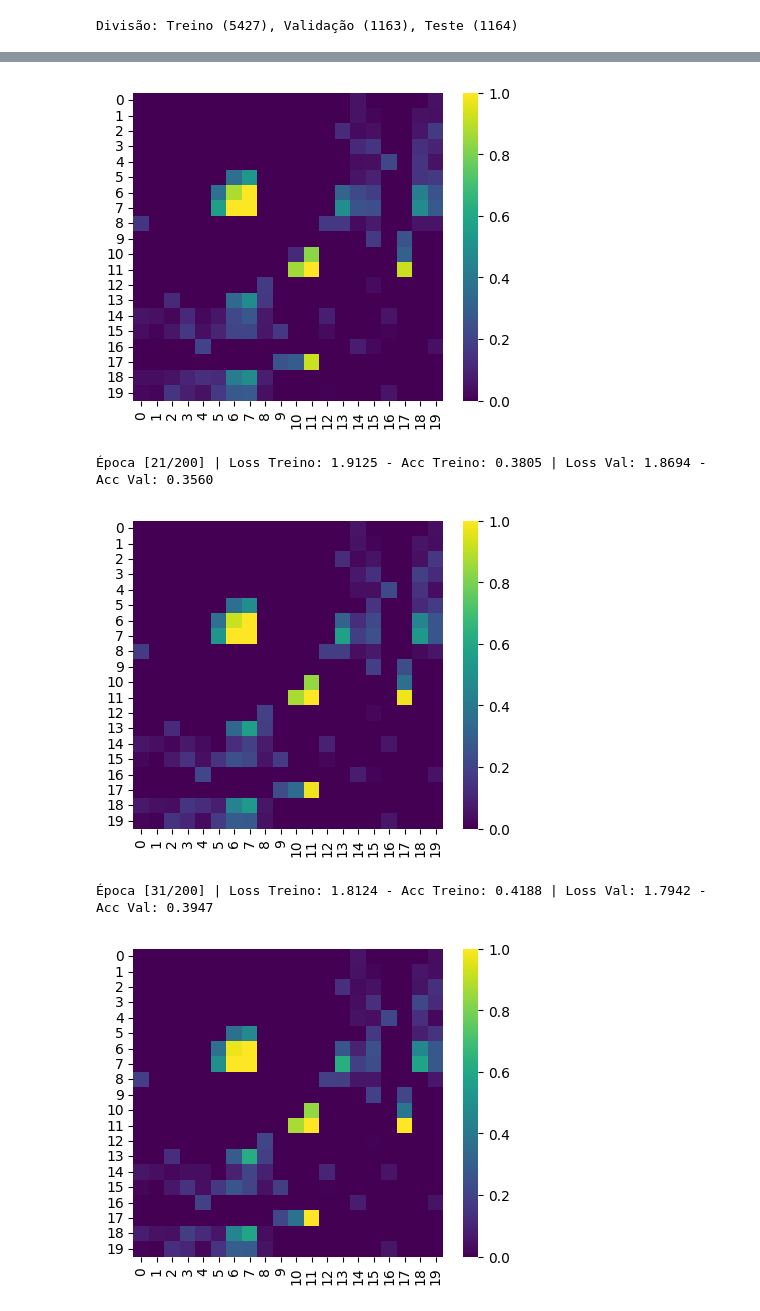
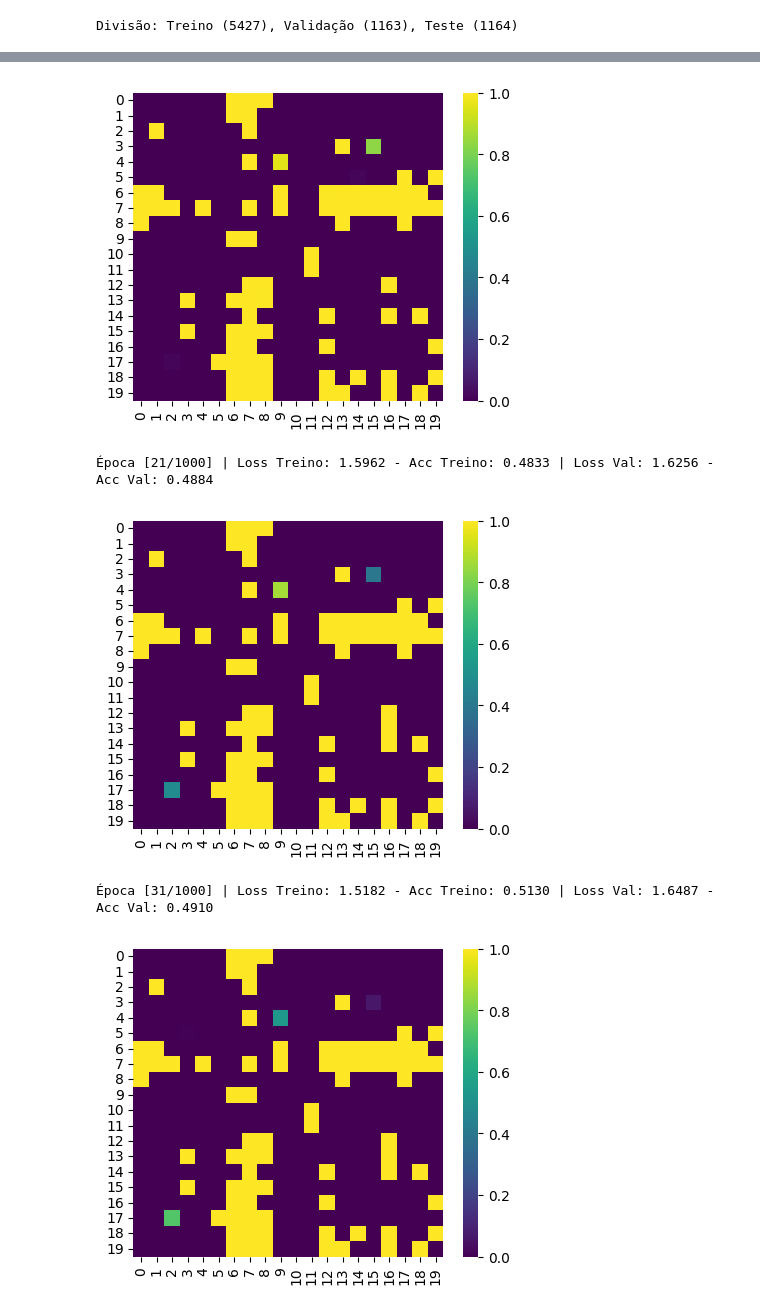
Before and after one commit to filipebcsilva/GCN-TUTORIAL, a Jupyter notebook: gesture_train.ipynb, the cells around one changed output, grey strips where cells are left out. Cells and saved outputs as stored; diff of their text form; code cells hidden in the pictures.

```diff
--- a/gesture_train.ipynb
+++ b/gesture_train.ipynb
@@ -124,6 +124,9 @@ loader_treino = DataLoader(
 
 loader_val = DataLoader(dataset_val, batch_size=32, shuffle=False, collate_fn=preencher_lote_collate_fn)
 loader_teste = DataLoader(dataset_teste, batch_size=32, shuffle=False, collate_fn=preencher_lote_collate_fn)
+# %%
+def sharp_sigmoid(x, sharpness=50, threshold=0.1):
+    return torch.sigmoid(sharpness * (x - threshold))
 # %%
 import torch
 import torch.nn as nn
@@ -155,7 +158,7 @@ class GestureGSLModel(nn.Module):
     def forward(self, x_padded, mask):
         B, T, N, C = x_padded.shape #Extract(Batch,Time,Nodes,Features)
 
-        adj = F.relu(self.adj_param)
+        adj = sharp_sigmoid(self.adj_param,30,0.1)
         adj_norm = self.normalize_adj(adj)
 
         adj_batch = adj_norm.unsqueeze(0).expand(B * T, N, N) #Copy the adj batch X time to pass trough the gcn
@@ -215,7 +218,7 @@ def train(model, loader, optimizer, criterion, device):
 
         previsoes = model(x_padded, mask)
 
-        loss = criterion(previsoes, y_batched)
+        loss = criterion(previsoes, y_batched)  + sharp_sigmoid(model.adj_param, 30, 0.1).sum() * 0.0000025
 
         loss.backward()
 
@@ -275,10 +278,9 @@ model = model.to(device)
 criterion = nn.CrossEntropyLoss()
 
 
-optimizer = optim.Adam(model.parameters(), lr=0.001)
-scheduler = optim.lr_scheduler.ReduceLROnPlateau(optimizer, mode='min', factor=0.5, patience=5)
+optimizer = optim.Adam(model.parameters(), lr=0.01)
 
-num_epocas = 200
+num_epocas = 1000
 
 loss_history = []
 val_loss_history = []
@@ -291,16 +293,13 @@ for epoca in range(num_epocas):
     loss_history.append(loss_media_treino)
     val_loss_history.append(loss_media_val)
 
-    scheduler.step(loss_media_val)
     if epoca % 10 == 0 or epoca == 0:
-        adj = model.adj_param.detach().cpu().numpy()
+        adj = sharp_sigmoid(model.adj_param,30,0.1).detach().cpu().numpy()
         plt.figure(figsize=(5, 4))
         sns.heatmap(adj, cmap="viridis", vmin=0, vmax=1)
         plt.show()
         print(f"Época [{epoca+1}/{num_epocas}] | "
             f"Loss Treino: {loss_media_treino:.4f} - Acc Treino: {acc_treino:.4f} | "
             f"Loss Val: {loss_media_val:.4f} - Acc Val: {acc_val:.4f}")
-
-print("\nTreinamento Finalizado!")
 # %% [output]
 Treinando na unidade: cuda
@@ -311,5 +310,5 @@ Treinando na unidade: cuda
-[figure, old version]
+[figure, new version]
-Época [21/200] | Loss Treino: 1.9125 - Acc Treino: 0.3805 | Loss Val: 1.8694 - Acc Val: 0.3560
+Época [21/1000] | Loss Treino: 1.5962 - Acc Treino: 0.4833 | Loss Val: 1.6256 - Acc Val: 0.4884
-[figure, old version]
+[figure, new version]
-Época [31/200] | Loss Treino: 1.8124 - Acc Treino: 0.4188 | Loss Val: 1.7942 - Acc Val: 0.3947
+Época [31/1000] | Loss Treino: 1.5182 - Acc Treino: 0.5130 | Loss Val: 1.6487 - Acc Val: 0.4910
-[figure, old version]
+[figure, new version]
```
Also changed, not shown: parts of 5 cells of this notebook, 2 other files.
